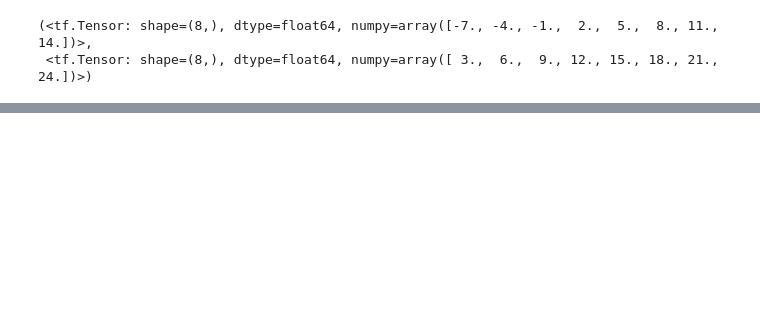
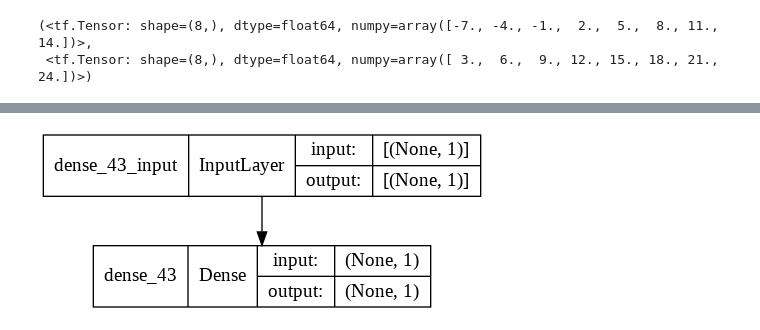
Before and after one commit to bakshitarun/python3_master_class, a Jupyter notebook: tensorflow/RegressionTensorflow.ipynb, the cells around one changed output, grey strips where cells are left out. Cells and saved outputs as stored; diff of their text form; code cells hidden in the pictures; blank space fills up the shorter version.

```diff
--- a/tensorflow/RegressionTensorflow.ipynb
+++ b/tensorflow/RegressionTensorflow.ipynb
@@ -65,0 +161,15 @@ model.fit(X_train_full, y_train_full, epochs=100)
+# %%
+#Running model on train data
+
+#define input shape or else you can run model fit
+tf.random.set_seed(42)
+model3 = tf.keras.Sequential([tf.keras.layers.Dense(1,input_shape=[1]
+                                                    )])
+model3.compile(loss=tf.keras.losses.mae,
+               optimizer = tf.keras.optimizers.SGD(),
+               metrics = ['mae'])
+
+
+
+model3.build()
+model3.summary()
@@ -65,0 +192,7 @@ model.fit(X_train_full, y_train_full, epochs=100)
+# %%
+model3.fit(X_train,y_train,epochs=100,verbose=1)
+# %%
+from tensorflow.keras.utils import plot_model
+plot_model(model=model3,show_shapes = True)
+# %% [output]
+[figure, added]
```
Also changed, not shown: parts of 28 cells of this notebook.
